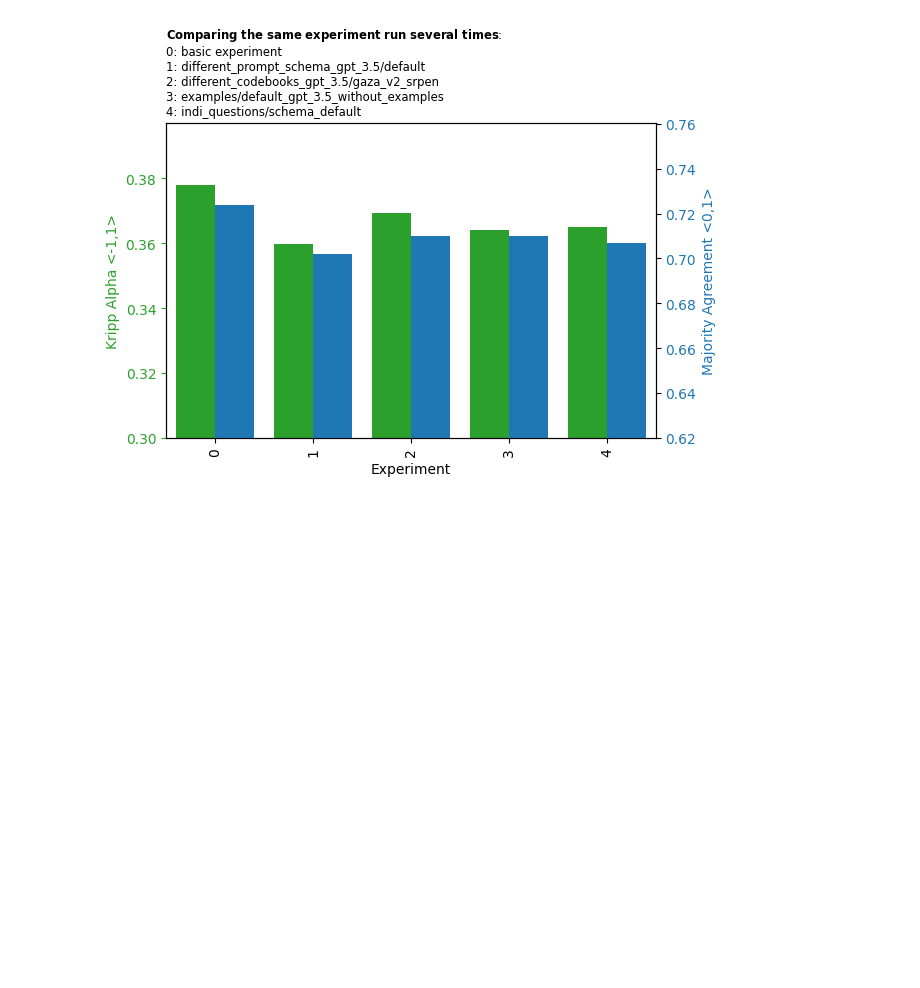
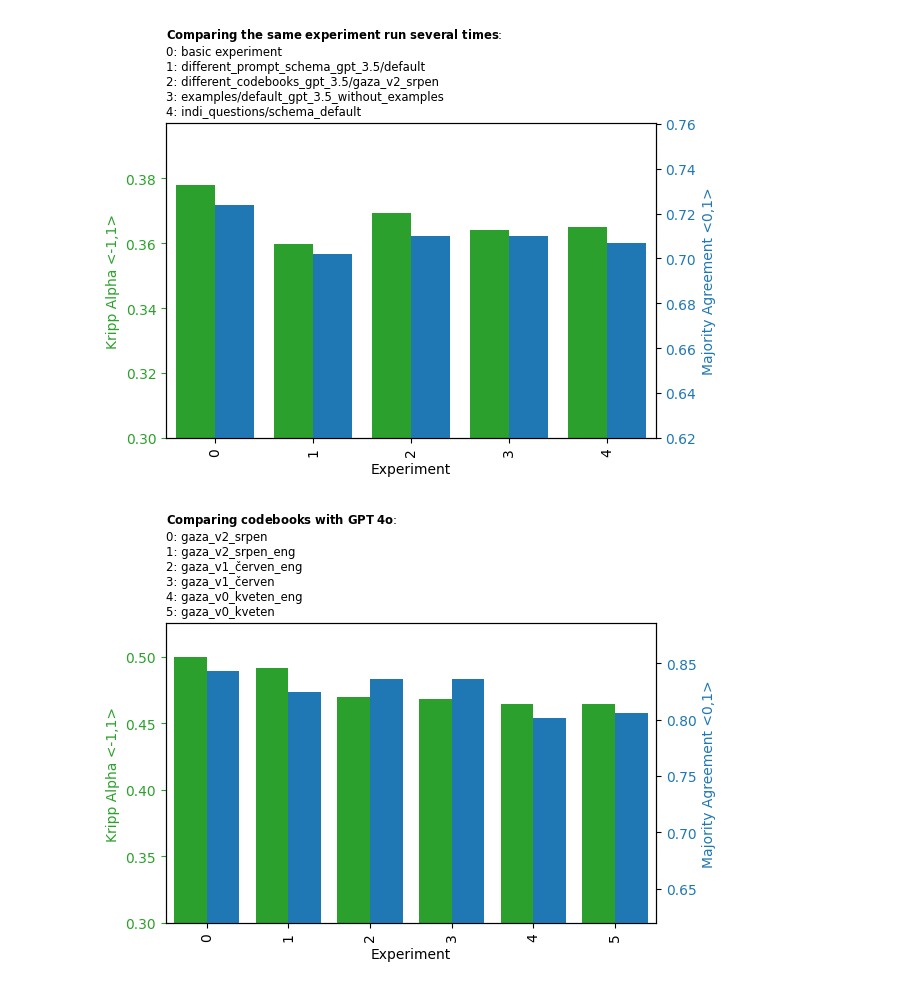
Before and after one commit to DCGM/discourseer, a Jupyter notebook: graph_maker.ipynb, the cells around one changed output. Cells and saved outputs as stored; diff of their text form; code cells hidden in the pictures; blank space fills up the shorter version.

```diff
--- a/graph_maker.ipynb
+++ b/graph_maker.ipynb
@@ -86,3 +94,17 @@ plot_kripp_alpha_and_majority_agreement(data, title='Comparing the same experime
 plt.show()
 # %% [output]
 [figure]
+# %%
+data = StringIO("""
+gaza_v0_kveten	0,4642	0,806
+gaza_v0_kveten_eng	0,4643	0,801
+gaza_v1_červen	0,4681	0,836
+gaza_v1_červen_eng	0,4695	0,836
+gaza_v2_srpen	0,5000	0,843
+gaza_v2_srpen_eng	0,4911	0,824
+""")
+
+plot_kripp_alpha_and_majority_agreement(data, title='Comparing codebooks with GPT 4o', to_file='figures/codebooks_with_GPT_4o.png', sort_by_alpha=True)
+plt.show()
+# %% [output]
+[figure, added]
```
Also changed, not shown: parts of 1 cell of this notebook, 3 other files.
